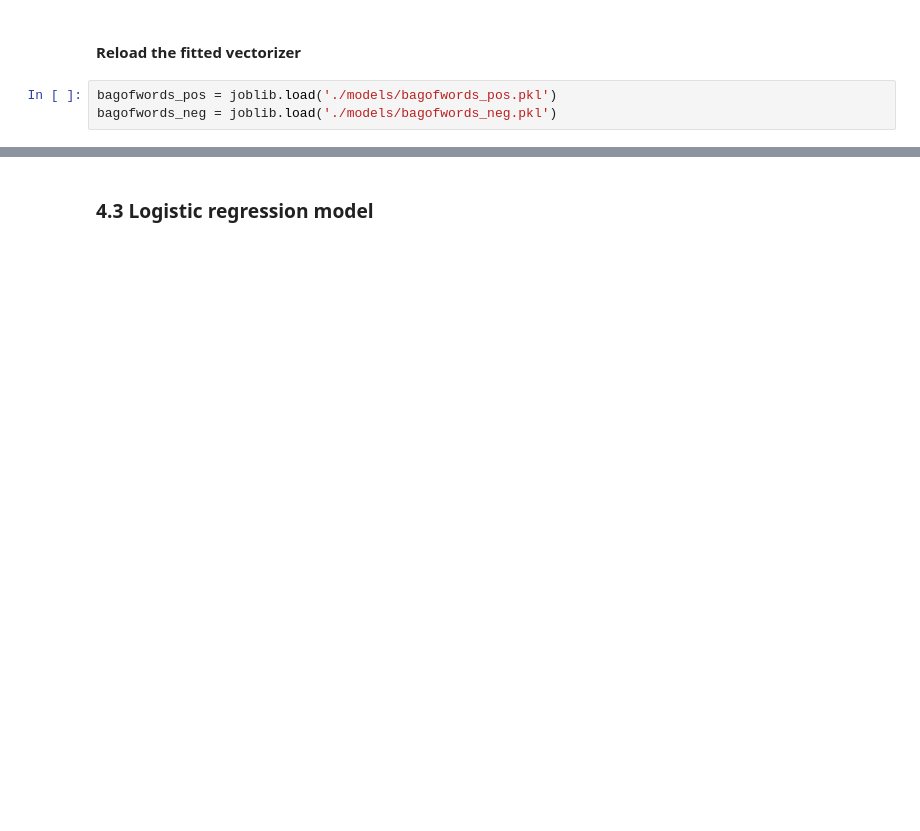
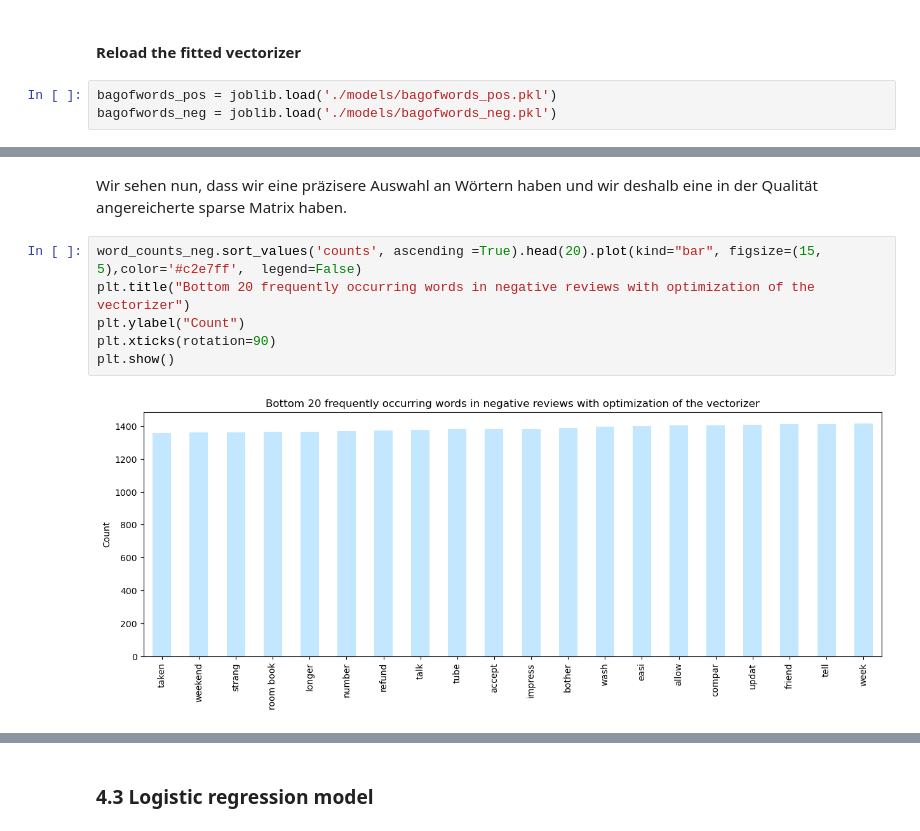
Before and after one commit to bennymiddel/personal_projects, a Jupyter notebook: 01_NLP_hotel_review/BM_NLP_hotel_review.ipynb, the cells around one changed output, grey strips where cells are left out. Saved outputs shown, nothing was run; the diff lists cells and outputs as text; blank space fills up the shorter version.

```diff
--- a/01_NLP_hotel_review/BM_NLP_hotel_review.ipynb
+++ b/01_NLP_hotel_review/BM_NLP_hotel_review.ipynb
@@ -768,0 +801,10 @@ bagofwords_neg = joblib.load('./models/bagofwords_neg.pkl')
+# %% [markdown]
+Wir sehen nun, dass wir eine präzisere Auswahl an Wörtern haben und wir deshalb eine in der Qualität angereicherte sparse Matrix haben.
+# %%
+word_counts_neg.sort_values('counts', ascending =True).head(20).plot(kind="bar", figsize=(15, 5),color='#c2e7ff',  legend=False)
+plt.title("Bottom 20 frequently occurring words in negative reviews with optimization of the vectorizer")
+plt.ylabel("Count")
+plt.xticks(rotation=90)
+plt.show()
+# %% [output]
+[figure, added]
```
Also changed, not shown: parts of 20 cells of this notebook, 2 other files.
